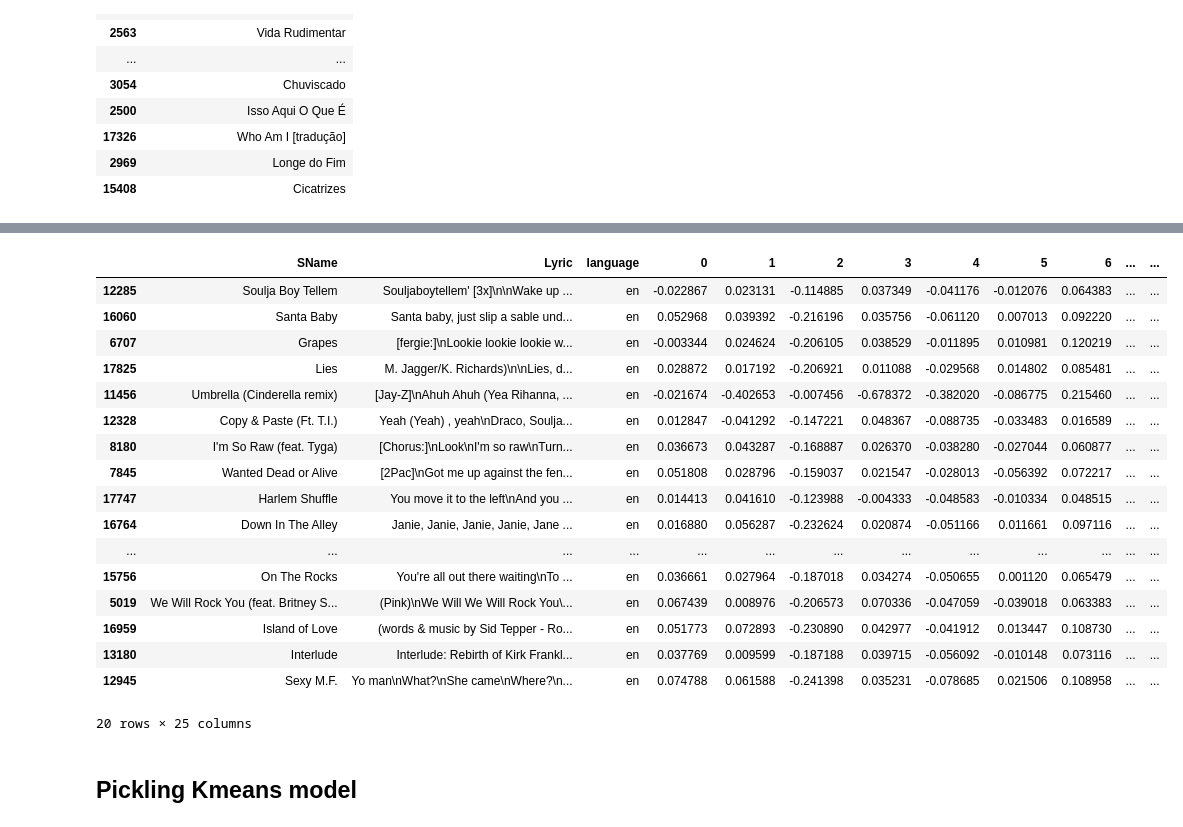
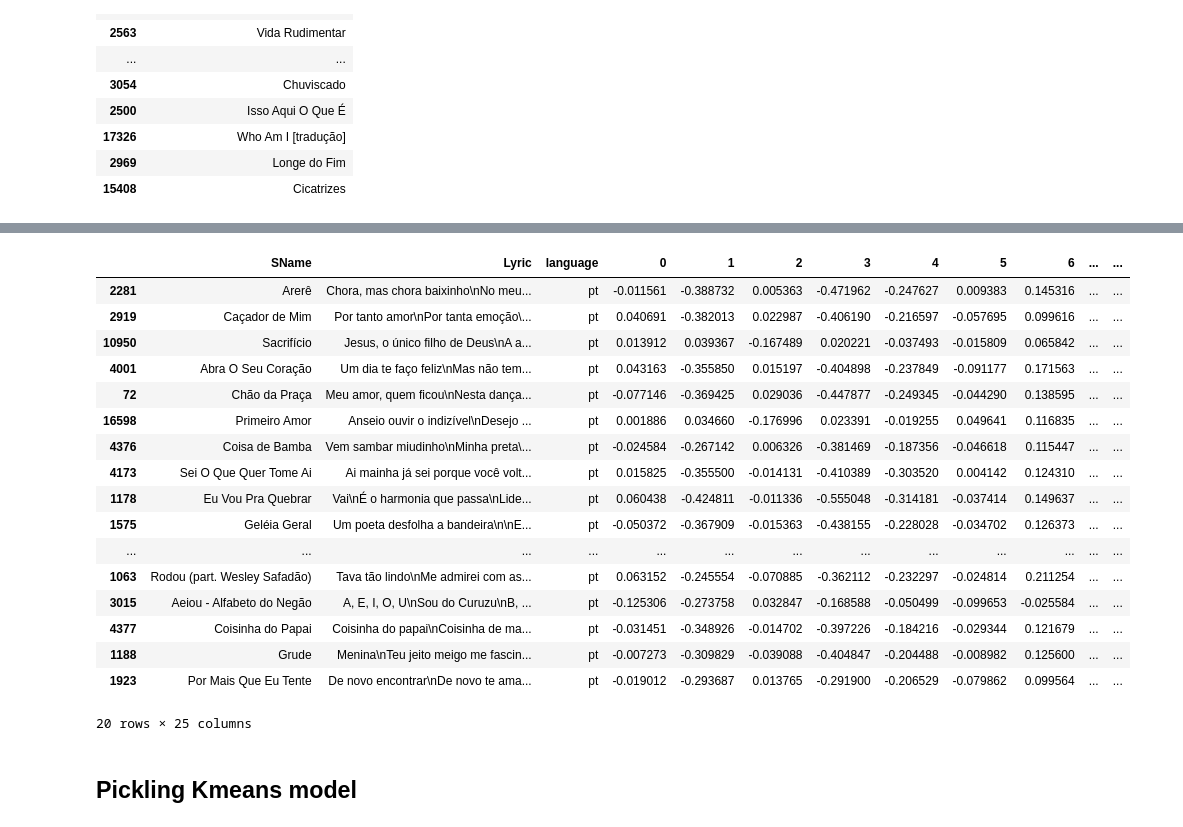
Before and after one commit to sabinacatherine/Spotify-Playlist, a Jupyter notebook: notebooks/Spotify_playlists.ipynb, the cells around one changed output, grey strips where cells are left out. Saved outputs shown, nothing was run; the diff lists cells and outputs as text; code cells hidden in the pictures.

```diff
--- a/Spotify_playlists.ipynb
+++ b/notebooks/Spotify_playlists.ipynb
@@ -75,7 +75,7 @@ class GetSpotifyInfo():
 # %%
 #initializing song features (numeric) csv
 
-spotify_song_features = pd.read_csv("../spotify_songs.csv")
+spotify_song_features = pd.read_csv("/Users/sabinagrossman/Desktop/spotify_songs.csv")
 spotify_song_features_copy = spotify_song_features[['liveness', 'tempo', 'energy', 'loudness', 'danceability']]
 spotify_song_features_copy.head()
 # %% [output]
@@ -224,7 +224,7 @@ spotify_song_features_copy.loc[spotify_song_features_copy['kmeans_cluster'] == 0
 # %% [markdown]
 ## Initiating CSV file with english and portuguese songs for use with pretrained language recognition model FastText
 # %%
-lyricscsv = pd.read_csv("../lyrics-data.csv")
+lyricscsv = pd.read_csv("/Users/sabinagrossman/Desktop/lyrics-data.csv")
 lyrics_csv = lyricscsv.drop(columns=['ALink', 'SLink'])
 lyricscsv
 # %% [output]
@@ -246,7 +244,7 @@ tf = TfidfVectorizer()
 # %%
 # importing fasttext to explore the pretrained model here, predicting languages and calling module
 import fasttext
-pretrained_model_path = "../fastText/lid.176.bin"
+pretrained_model_path = "//Users/sabinagrossman/Documents/GitHub/lid.176.bin"
 model = fasttext.load_model(pretrained_model_path)
 # %%
 sentence = ['Tudo o que eu quero nessa vida', 'Sweat in the heat for days on end', 'Je suis un chien']
@@ -621,25 +621,25 @@ playlist_2
 20 rows × 25 columns
 # %%
-playlist_3 = pt_concat.iloc[ind[2]]
+playlist_3 = pt_concat.iloc[ind2[2]]
 playlist_3
 # %% [output]
 |  | SName | Lyric | language | 0 | 1 | 2 | 3 | 4 | 5 | 6 | ... | ... |
-| 12285 | Soulja Boy Tellem | Souljaboytellem' [3x]\n\nWake up ... | en | -0.022867 | 0.023131 | -0.114885 | 0.037349 | -0.041176 | -0.012076 | 0.064383 | ... | ... |
-| 16060 | Santa Baby | Santa baby, just slip a sable und... | en | 0.052968 | 0.039392 | -0.216196 | 0.035756 | -0.061120 | 0.007013 | 0.092220 | ... | ... |
-| 6707 | Grapes | [fergie:]\nLookie lookie lookie w... | en | -0.003344 | 0.024624 | -0.206105 | 0.038529 | -0.011895 | 0.010981 | 0.120219 | ... | ... |
-| 17825 | Lies | M. Jagger/K. Richards)\n\nLies, d... | en | 0.028872 | 0.017192 | -0.206921 | 0.011088 | -0.029568 | 0.014802 | 0.085481 | ... | ... |
-| 11456 | Umbrella (Cinderella remix) | [Jay-Z]\nAhuh Ahuh (Yea Rihanna, ... | en | -0.021674 | -0.402653 | -0.007456 | -0.678372 | -0.382020 | -0.086775 | 0.215460 | ... | ... |
-| 12328 | Copy & Paste (Ft. T.I.) | Yeah (Yeah) , yeah\nDraco, Soulja... | en | 0.012847 | -0.041292 | -0.147221 | 0.048367 | -0.088735 | -0.033483 | 0.016589 | ... | ... |
-| 8180 | I'm So Raw (feat. Tyga) | [Chorus:]\nLook\nI'm so raw\nTurn... | en | 0.036673 | 0.043287 | -0.168887 | 0.026370 | -0.038280 | -0.027044 | 0.060877 | ... | ... |
-| 7845 | Wanted Dead or Alive | [2Pac]\nGot me up against the fen... | en | 0.051808 | 0.028796 | -0.159037 | 0.021547 | -0.028013 | -0.056392 | 0.072217 | ... | ... |
-| 17747 | Harlem Shuffle | You move it to the left\nAnd you ... | en | 0.014413 | 0.041610 | -0.123988 | -0.004333 | -0.048583 | -0.010334 | 0.048515 | ... | ... |
-| 16764 | Down In The Alley | Janie, Janie, Janie, Janie, Jane ... | en | 0.016880 | 0.056287 | -0.232624 | 0.020874 | -0.051166 | 0.011661 | 0.097116 | ... | ... |
+| 2281 | Arerê | Chora, mas chora baixinho\nNo meu... | pt | -0.011561 | -0.388732 | 0.005363 | -0.471962 | -0.247627 | 0.009383 | 0.145316 | ... | ... |
+| 2919 | Caçador de Mim | Por tanto amor\nPor tanta emoção\... | pt | 0.040691 | -0.382013 | 0.022987 | -0.406190 | -0.216597 | -0.057695 | 0.099616 | ... | ... |
+| 10950 | Sacrifício | Jesus, o único filho de Deus\nA a... | pt | 0.013912 | 0.039367 | -0.167489 | 0.020221 | -0.037493 | -0.015809 | 0.065842 | ... | ... |
+| 4001 | Abra O Seu Coração | Um dia te faço feliz\nMas não tem... | pt | 0.043163 | -0.355850 | 0.015197 | -0.404898 | -0.237849 | -0.091177 | 0.171563 | ... | ... |
+| 72 | Chão da Praça | Meu amor, quem ficou\nNesta dança... | pt | -0.077146 | -0.369425 | 0.029036 | -0.447877 | -0.249345 | -0.044290 | 0.138595 | ... | ... |
+| 16598 | Primeiro Amor | Anseio ouvir o indizível\nDesejo ... | pt | 0.001886 | 0.034660 | -0.176996 | 0.023391 | -0.019255 | 0.049641 | 0.116835 | ... | ... |
+| 4376 | Coisa de Bamba | Vem sambar miudinho\nMinha preta\... | pt | -0.024584 | -0.267142 | 0.006326 | -0.381469 | -0.187356 | -0.046618 | 0.115447 | ... | ... |
+| 4173 | Sei O Que Quer Tome Ai | Ai mainha já sei porque você volt... | pt | 0.015825 | -0.355500 | -0.014131 | -0.410389 | -0.303520 | 0.004142 | 0.124310 | ... | ... |
+| 1178 | Eu Vou Pra Quebrar | Vai\nÉ o harmonia que passa\nLide... | pt | 0.060438 | -0.424811 | -0.011336 | -0.555048 | -0.314181 | -0.037414 | 0.149637 | ... | ... |
+| 1575 | Geléia Geral | Um poeta desfolha a bandeira\n\nE... | pt | -0.050372 | -0.367909 | -0.015363 | -0.438155 | -0.228028 | -0.034702 | 0.126373 | ... | ... |
 | ... | ... | ... | ... | ... | ... | ... | ... | ... | ... | ... | ... | ... |
-| 15756 | On The Rocks | You're all out there waiting\nTo ... | en | 0.036661 | 0.027964 | -0.187018 | 0.034274 | -0.050655 | 0.001120 | 0.065479 | ... | ... |
-| 5019 | We Will Rock You (feat. Britney S... | (Pink)\nWe Will We Will Rock You\... | en | 0.067439 | 0.008976 | -0.206573 | 0.070336 | -0.047059 | -0.039018 | 0.063383 | ... | ... |
-| 16959 | Island of Love | (words & music by Sid Tepper - Ro... | en | 0.051773 | 0.072893 | -0.230890 | 0.042977 | -0.041912 | 0.013447 | 0.108730 | ... | ... |
-| 13180 | Interlude | Interlude: Rebirth of Kirk Frankl... | en | 0.037769 | 0.009599 | -0.187188 | 0.039715 | -0.056092 | -0.010148 | 0.073116 | ... | ... |
-| 12945 | Sexy M.F. | Yo man\nWhat?\nShe came\nWhere?\n... | en | 0.074788 | 0.061588 | -0.241398 | 0.035231 | -0.078685 | 0.021506 | 0.108958 | ... | ... |
+| 1063 | Rodou (part. Wesley Safadão) | Tava tão lindo\nMe admirei com as... | pt | 0.063152 | -0.245554 | -0.070885 | -0.362112 | -0.232297 | -0.024814 | 0.211254 | ... | ... |
+| 3015 | Aeiou - Alfabeto do Negão | A, E, I, O, U\nSou do Curuzu\nB, ... | pt | -0.125306 | -0.273758 | 0.032847 | -0.168588 | -0.050499 | -0.099653 | -0.025584 | ... | ... |
+| 4377 | Coisinha do Papai | Coisinha do papai\nCoisinha de ma... | pt | -0.031451 | -0.348926 | -0.014702 | -0.397226 | -0.184216 | -0.029344 | 0.121679 | ... | ... |
+| 1188 | Grude | Menina\nTeu jeito meigo me fascin... | pt | -0.007273 | -0.309829 | -0.039088 | -0.404847 | -0.204488 | -0.008982 | 0.125600 | ... | ... |
+| 1923 | Por Mais Que Eu Tente | De novo encontrar\nDe novo te ama... | pt | -0.019012 | -0.293687 | 0.013765 | -0.291900 | -0.206529 | -0.079862 | 0.099564 | ... | ... |
 20 rows × 25 columns
 # %% [markdown]
 ## Pickling Kmeans model
```
Also changed, not shown: parts of 4 cells of this notebook, 6 other files.
